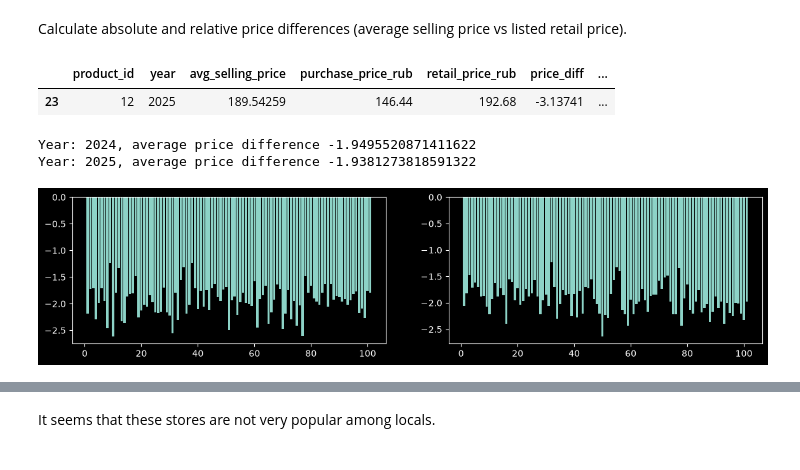
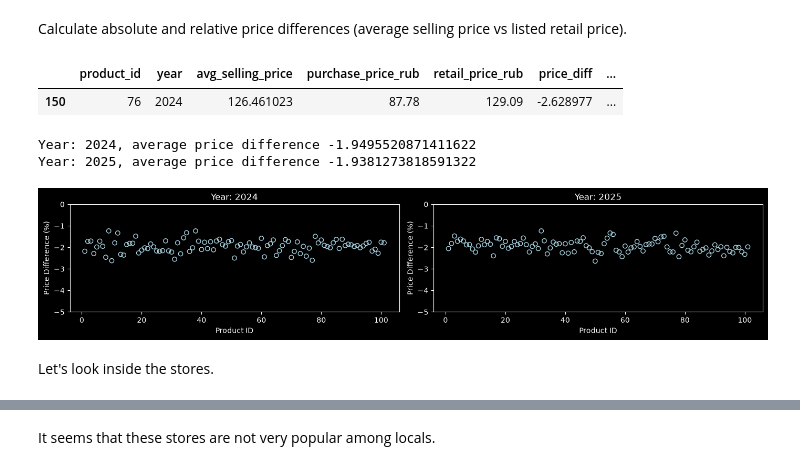
Before and after one commit to TAbramovskaya/dear-neighbour, a Jupyter notebook: python/data_overview.ipynb, the cells around one changed output, grey strips where cells are left out. Drawn from its saved outputs; the diff is of its cells as text; code cells hidden in the pictures.

```diff
--- a/python/data_overview.ipynb
+++ b/python/data_overview.ipynb
@@ -152,13 +145,14 @@ price_comparison = (
                 100 * x['price_diff'] / x['retail_price_rub'].replace(0, np.nan)
         )
     )
-    [['product_id', 'year', 'avg_selling_price', 'purchase_price_rub', 'retail_price_rub', 'price_diff', 'price_diff_pct']]
+    [['product_id', 'year', 'avg_selling_price', 'purchase_price_rub', 'retail_price_rub', 'price_diff',
+      'price_diff_pct']]
     .sort_values(['product_id', 'year'])
 )
 price_comparison.sample()
 # %% [output]
 |  | product_id | year | avg_selling_price | purchase_price_rub | retail_price_rub | price_diff | ... |
-| 23 | 12 | 2025 | 189.54259 | 146.44 | 192.68 | -3.13741 | ... |
+| 150 | 76 | 2024 | 126.461023 | 87.78 | 129.09 | -2.628977 | ... |
 # %%
 years = ['2024', '2025']
 price_diff_pct = {}
@@ -174,8 +168,19 @@ Year: 2025, average price difference -1.9381273818591322
 # %%
 fig, axes = plt.subplots(1, 2, figsize=(14, 3))
 
 for ax, year in zip(axes, years):
-    ax.bar(price_diff_pct[year]['product_id'], price_diff_pct[year]['price_diff_pct'])
+    ax.scatter(
+        price_diff_pct[year]['product_id'],
+        price_diff_pct[year]['price_diff_pct'],
+        facecolors='none',
+        edgecolors='lightblue'
+    )
+    ax.set_ylim(-5, 0)
+    ax.set_title(f'Year: {year}')
+    ax.set_xlabel('Product ID')
+    ax.set_ylabel('Price Difference (%)')
+
+plt.tight_layout()
 plt.show()
 # %% [output]
-[figure, old version]
+[figure, new version]
@@ -197,0 +187,2 @@ store_sales = (
+# %% [markdown]
+Let's look inside the stores.
```
Also changed, not shown: parts of 22 cells of this notebook, 1 other file.
